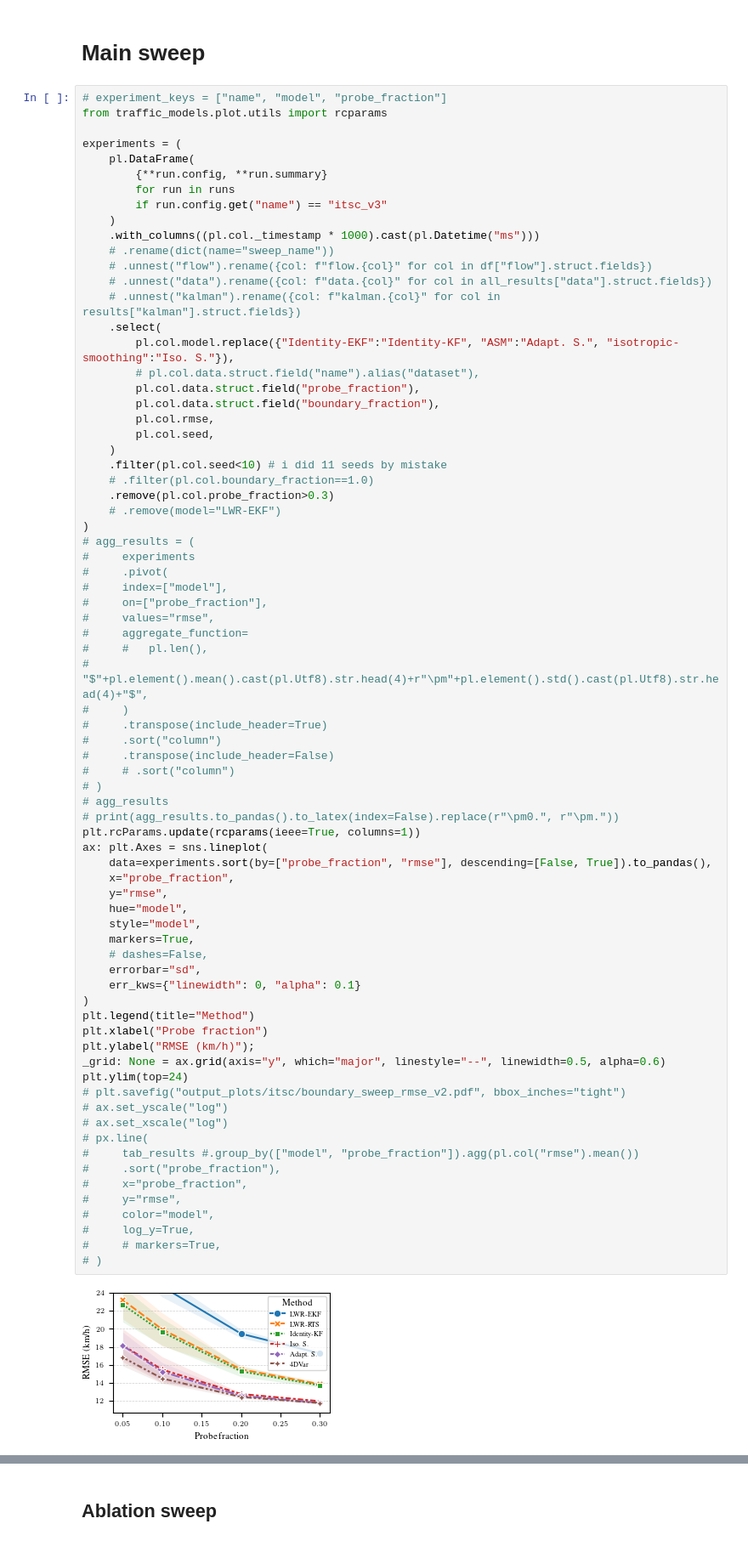
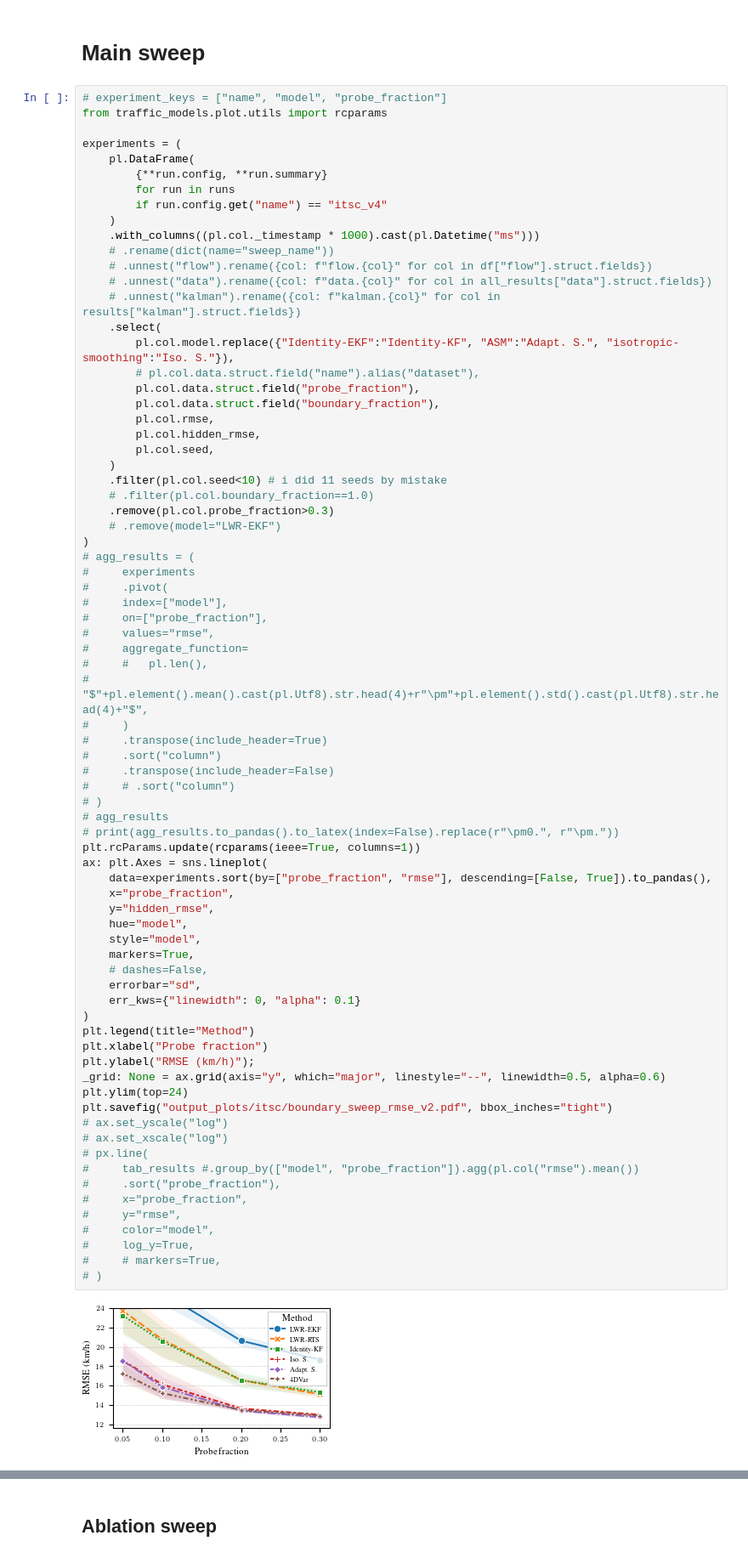
Before and after one commit to J-Moreau/traffic-smoothing, a Jupyter notebook: notebooks/sweep_results.ipynb, the cells around one changed output, grey strips where cells are left out. Shown at 85% size. Drawn from its saved outputs; the diff is of its cells as text.

Commit message:
edit sweep

```diff
--- a/notebooks/sweep_results.ipynb
+++ b/notebooks/sweep_results.ipynb
@@ -55,7 +55,7 @@ experiments = (
     pl.DataFrame(
         {**run.config, **run.summary}
         for run in runs
-        if run.config.get("name") == "itsc_v3"
+        if run.config.get("name") == "itsc_v4"
     )
     .with_columns((pl.col._timestamp * 1000).cast(pl.Datetime("ms")))
     # .rename(dict(name="sweep_name"))
@@ -68,6 +68,7 @@ experiments = (
         pl.col.data.struct.field("probe_fraction"),
         pl.col.data.struct.field("boundary_fraction"),
         pl.col.rmse,
+        pl.col.hidden_rmse,
         pl.col.seed,
     )
     .filter(pl.col.seed<10) # i did 11 seeds by mistake
@@ -93,36 +94,36 @@ experiments = (
 # agg_results
 # print(agg_results.to_pandas().to_latex(index=False).replace(r"\pm0.", r"\pm."))
 plt.rcParams.update(rcparams(ieee=True, columns=1))
 ax: plt.Axes = sns.lineplot(
     data=experiments.sort(by=["probe_fraction", "rmse"], descending=[False, True]).to_pandas(),
     x="probe_fraction",
-    y="rmse",
+    y="hidden_rmse",
     hue="model",
     style="model",
     markers=True,
     # dashes=False,
     errorbar="sd",
     err_kws={"linewidth": 0, "alpha": 0.1}
 )
 plt.legend(title="Method")
 plt.xlabel("Probe fraction")
 plt.ylabel("RMSE (km/h)");
 _grid: None = ax.grid(axis="y", which="major", linestyle="--", linewidth=0.5, alpha=0.6)
 plt.ylim(top=24)
-# plt.savefig("output_plots/itsc/boundary_sweep_rmse_v2.pdf", bbox_inches="tight")
+plt.savefig("output_plots/itsc/boundary_sweep_rmse_v2.pdf", bbox_inches="tight")
 # ax.set_yscale("log")
 # ax.set_xscale("log")
 # px.line(
 #     tab_results #.group_by(["model", "probe_fraction"]).agg(pl.col("rmse").mean())
 #     .sort("probe_fraction"),
 #     x="probe_fraction",
 #     y="rmse",
 #     color="model",
 #     log_y=True,
 #     # markers=True,
 # )
 # %% [output]
-[figure, old version]
+[figure, new version]
 # %%
 (
     experiments
```
Also changed, not shown: parts of 6 cells of this notebook, 5 other files.
